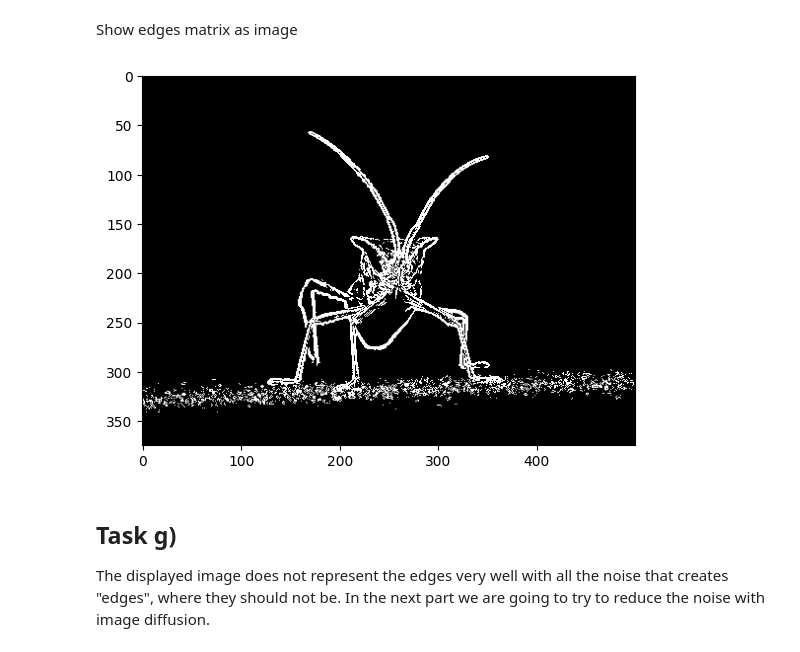
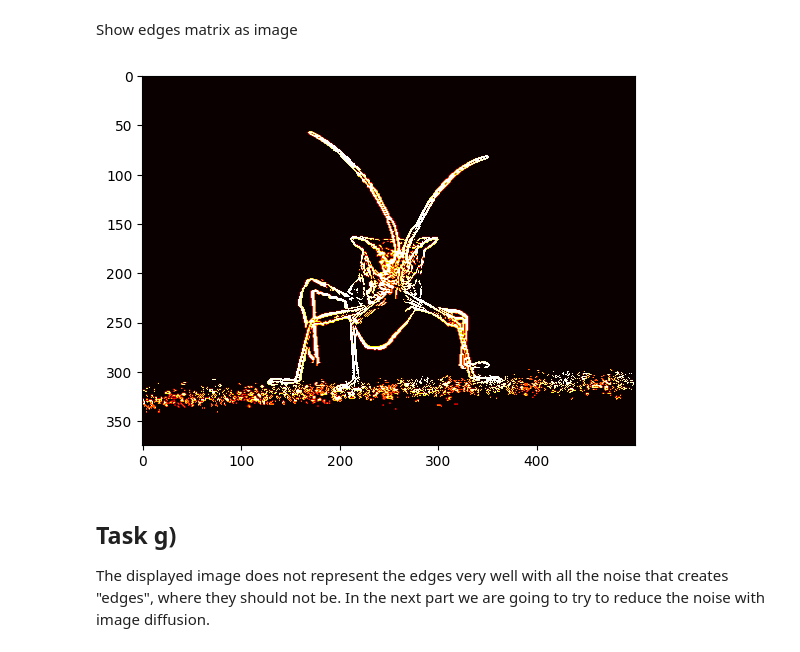
Before and after one commit to JoachimCode/ImageDiffusion, a Jupyter notebook: Bildebehandling,_diffusjon_og_Prims_algoritme.ipynb, the cells around one changed output. Drawn from its saved outputs; the diff is of its cells as text; code cells hidden in the pictures.

```diff
--- a/Bildebehandling,_diffusjon_og_Prims_algoritme.ipynb
+++ b/Bildebehandling,_diffusjon_og_Prims_algoritme.ipynb
@@ -149,10 +149,10 @@ edges = vDetermineEdge(fgradabs, 0.1)
 # %% [markdown]
 Show edges matrix as image
 # %%
-plt.imshow(edges, cmap='gray')
+plt.imshow(edges, cmap='hot')
 plt.show()
 # %% [output]
-[figure, old version]
+[figure, new version]
 # %% [markdown]
 ## Task g)
 The displayed image does not represent the edges very well with all the noise that creates "edges", where they should not be. In the next part we are going to try to reduce the noise with image diffusion.
```
Also changed, not shown: parts of 3 cells of this notebook.
